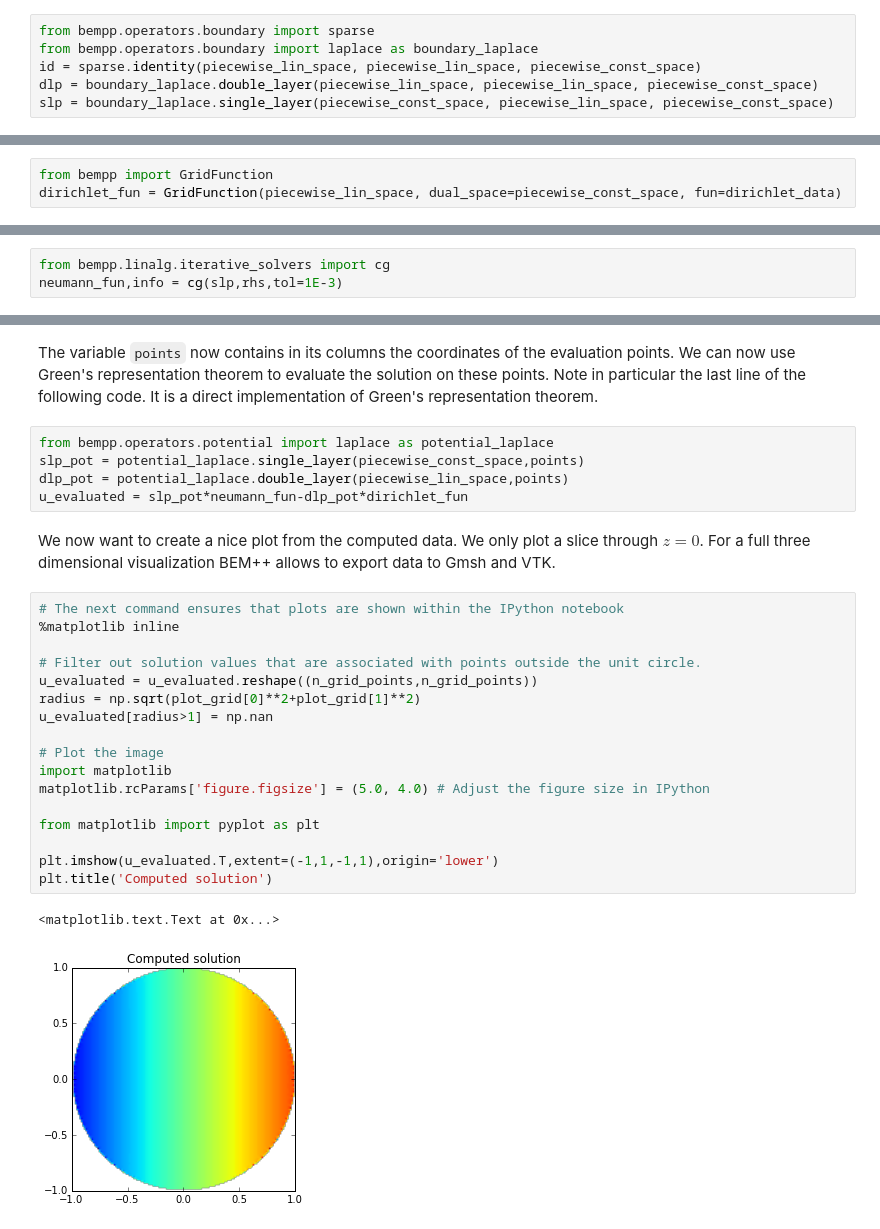
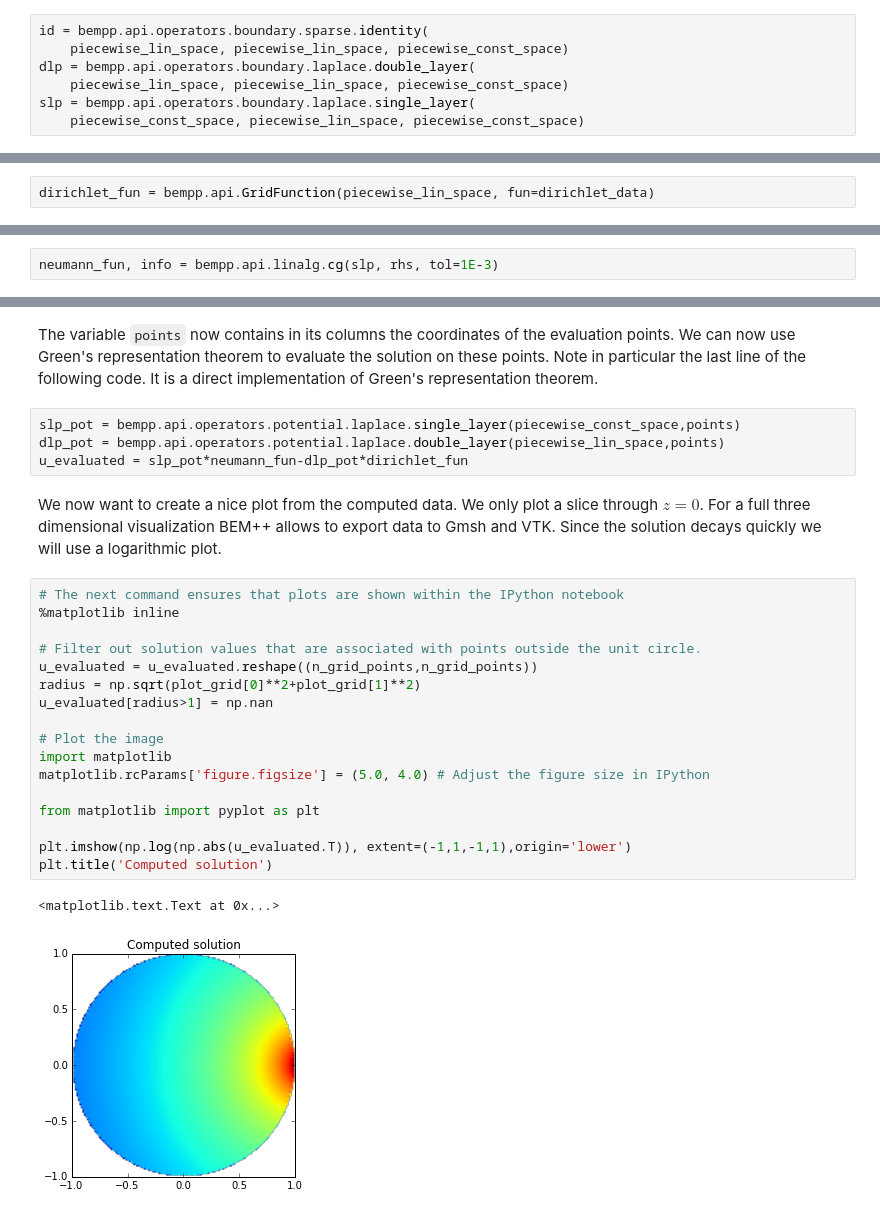
Before and after one commit to bempp/bempp-legacy, a Jupyter notebook: examples/laplace_interior_dirichlet.ipynb, the cells around one changed output, grey strips where cells are left out. Cells and saved outputs as stored; diff of their text form.

```diff
--- a/examples/laplace_interior_dirichlet.ipynb
+++ b/examples/laplace_interior_dirichlet.ipynb
@@ -83,8 +73,9 @@ We can now define the operators. We need the identity operator, and the single-l
 
 Typically, for a Galerkin discretisation only the domain space and the dual space (or test space) are needed. BEM++ also requires a notion of the range of the operator. This makes it possible to define operator algebras in BEM++ that can be used almost as if the operators are continuous objects.
 # %%
-from bempp.operators.boundary import sparse
-from bempp.operators.boundary import laplace as boundary_laplace
-id = sparse.identity(piecewise_lin_space, piecewise_lin_space, piecewise_const_space)
-dlp = boundary_laplace.double_layer(piecewise_lin_space, piecewise_lin_space, piecewise_const_space)
-slp = boundary_laplace.single_layer(piecewise_const_space, piecewise_lin_space, piecewise_const_space)
+id = bempp.api.operators.boundary.sparse.identity(
+    piecewise_lin_space, piecewise_lin_space, piecewise_const_space)
+dlp = bempp.api.operators.boundary.laplace.double_layer(
+    piecewise_lin_space, piecewise_lin_space, piecewise_const_space)
+slp = bempp.api.operators.boundary.laplace.single_layer(
+    piecewise_const_space, piecewise_lin_space, piecewise_const_space)
@@ -93,6 +84,5 @@ We now define the GridFunction object on the sphere grid that represents the Dir
 # %%
-from bempp import GridFunction
-dirichlet_fun = GridFunction(piecewise_lin_space, dual_space=piecewise_const_space, fun=dirichlet_data)
+dirichlet_fun = bempp.api.GridFunction(piecewise_lin_space, fun=dirichlet_data)
 # %% [markdown]
 The below code will assemble the identity and double-layer boundary operator and evaluate the right-hand side of the boundary integral equation. This is an exact analogue of the underlying mathematical formulation. Depending on the grid size this command can take a bit since here the actual operators are assembled. The left-hand side only consists of the single-layer potential operator in this example. This is here not yet assembled as it is not yet needed. In BEM++ operators are only assembled once they are needed.
 # %%
@@ -107,8 +91,7 @@ lhs.weak_form()
 # %% [markdown]
 The following code solves the boundary integral equation iteratively using Conjugate Gradients. BEM++ offers a CG and GMRES algorithm. Internally these are just simple interfaces to the corresponding SciPy functions with the difference that the BEM++ variants accept BEM++ operators and GridFunctions as objects instead of just operators and vectors.
 # %%
-from bempp.linalg.iterative_solvers import cg
-neumann_fun,info = cg(slp,rhs,tol=1E-3)
+neumann_fun, info = bempp.api.linalg.cg(slp, rhs, tol=1E-3)
 # %% [markdown]
 We could have used directly the corresponding SciPy solver using the commands
 
@@ -124,29 +107,28 @@ points = np.vstack((plot_grid[0].ravel(),plot_grid[1].ravel(),np.zeros(plot_grid
 # %% [markdown]
 The variable `points` now contains in its columns the coordinates of the evaluation points. We can now use Green's representation theorem to evaluate the solution on these points. Note in particular the last line of the following code. It is a direct implementation of Green's representation theorem.
 # %%
-from bempp.operators.potential import laplace as potential_laplace
-slp_pot = potential_laplace.single_layer(piecewise_const_space,points)
-dlp_pot = potential_laplace.double_layer(piecewise_lin_space,points)
+slp_pot = bempp.api.operators.potential.laplace.single_layer(piecewise_const_space,points)
+dlp_pot = bempp.api.operators.potential.laplace.double_layer(piecewise_lin_space,points)
 u_evaluated = slp_pot*neumann_fun-dlp_pot*dirichlet_fun
 # %% [markdown]
-We now want to create a nice plot from the computed data. We only plot a slice through $z=0$. For a full three dimensional visualization BEM++ allows to export data to Gmsh and VTK.
+We now want to create a nice plot from the computed data. We only plot a slice through $z=0$. For a full three dimensional visualization BEM++ allows to export data to Gmsh and VTK. Since the solution decays quickly we will use a logarithmic plot.
 # %%
 # The next command ensures that plots are shown within the IPython notebook
 %matplotlib inline
 
 # Filter out solution values that are associated with points outside the unit circle.
 u_evaluated = u_evaluated.reshape((n_grid_points,n_grid_points))
 radius = np.sqrt(plot_grid[0]**2+plot_grid[1]**2)
 u_evaluated[radius>1] = np.nan
 
 # Plot the image
 import matplotlib
 matplotlib.rcParams['figure.figsize'] = (5.0, 4.0) # Adjust the figure size in IPython
 
 from matplotlib import pyplot as plt
 
-plt.imshow(u_evaluated.T,extent=(-1,1,-1,1),origin='lower')
+plt.imshow(np.log(np.abs(u_evaluated.T)), extent=(-1,1,-1,1),origin='lower')
 plt.title('Computed solution')
 # %% [output]
 <matplotlib.text.Text at 0x...>
-[figure, old version]
+[figure, new version]
```
Also changed, not shown: parts of 14 cells of this notebook, 6 other files.
